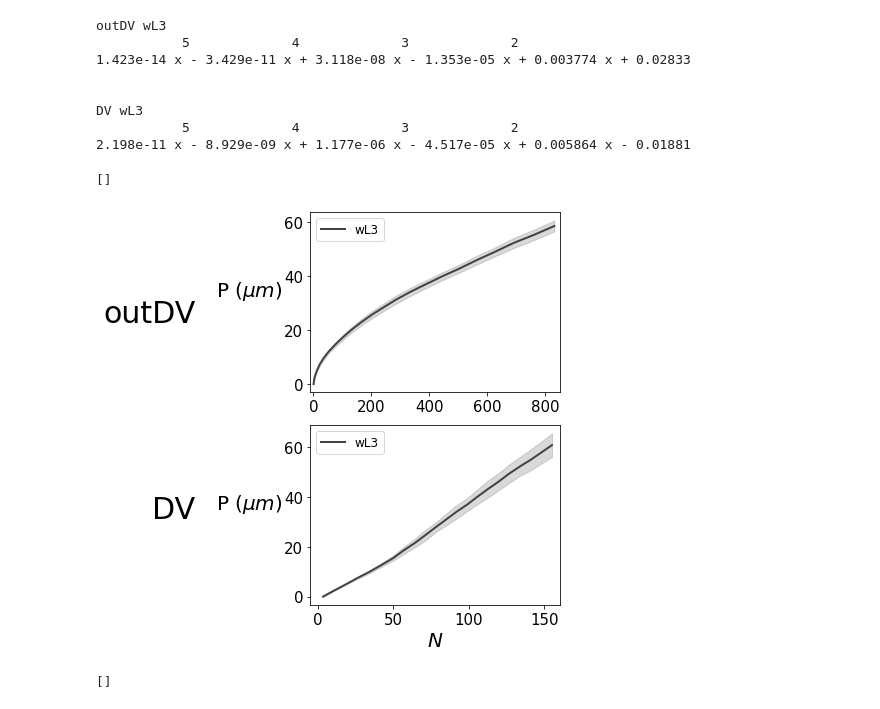
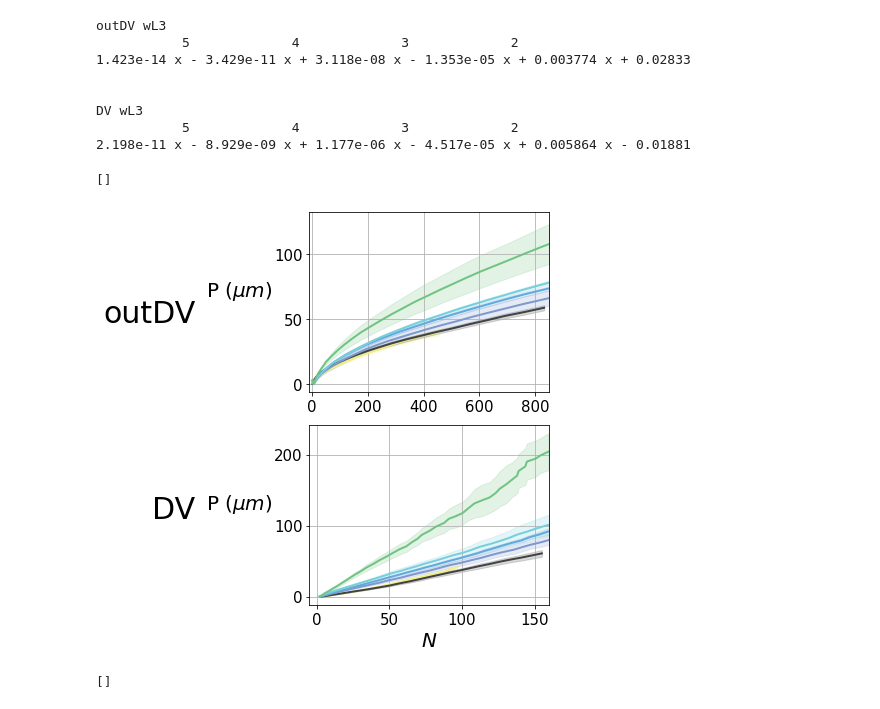
Before and after one commit to abhijeetkrishna/-WingDiscEversion_theory, a Jupyter notebook: data_analysis/prop_comparison_analysis.ipynb, the cells around one changed output. Drawn from its saved outputs; the diff is of its cells as text; code cells hidden in the pictures.

```diff
--- a/data_analysis/prop_comparison_analysis.ipynb
+++ b/data_analysis/prop_comparison_analysis.ipynb
@@ -163,6 +163,8 @@ DV wL3
 #devstages = ['upcrawling','whitePupa','2hAPF','4hAPF']
 
 #devstages = ['upcrawling']
+
+devstages = ["96hAEL","wL3","0hAPF","2hAPF","4hAPF","6hAPF",]
 
 nbcols = 1
 nbrows = len(rois)
@@ -226,40 +228,40 @@ for i in range(nbrows):
                         )
 
     ax.grid()
-    ax.legend(fontsize = 12)
+    #ax.legend(fontsize = 12)
 
 fig.tight_layout()
 
 plt.xlabel('', fontsize = 40, labelpad = 30)
 plt.ylabel('', fontsize = 40, labelpad = 70, rotation = 0)
 
 plt.xlim(-0.5,nbcols -0.5)
 plt.ylim(-0.5, nbrows -0.5)
 
 #tick_intervals_x = col_vals
 tick_intervals_y = [0, 1]
 
 #tick_intervals_x_str = [str(round(x,2)) for x in tick_intervals_x]
 tick_intervals_y_str = ['DV', 'outDV']
 
 main_ax.tick_params(axis=u'both', which=u'both', length = 0, labelsize = 15, pad = 90, rotation = 0)
 
 #plt.xticks(range(len(col_vals)), tick_intervals_x_str, fontsize = 40)
 main_ax.set_yticks(tick_intervals_y)
 main_ax.set_yticklabels(tick_intervals_y_str, fontsize = 30, x = -0.1,)
 
 #main_ax.axvline(x = 0.42, color = 'blue', linewidth = 5)
 
 main_ax.set_xticks([])
 #plt.yticks([], [], fontsize = 40)
 
 
 
 #os.makedirs('plots/',exist_ok=True)
 #plt.savefig('plots/k_vs_N.pdf', bbox_inches = 'tight')
 # %% [output]
 []
-[figure, old version]
+[figure, new version]
 # %%
 #rois = ['outDV', 'DV']
 #devstages = ['upcrawling','whitePupa','2hAPF','4hAPF']
```
Also changed, not shown: parts of 12 cells of this notebook, 50 other files.
